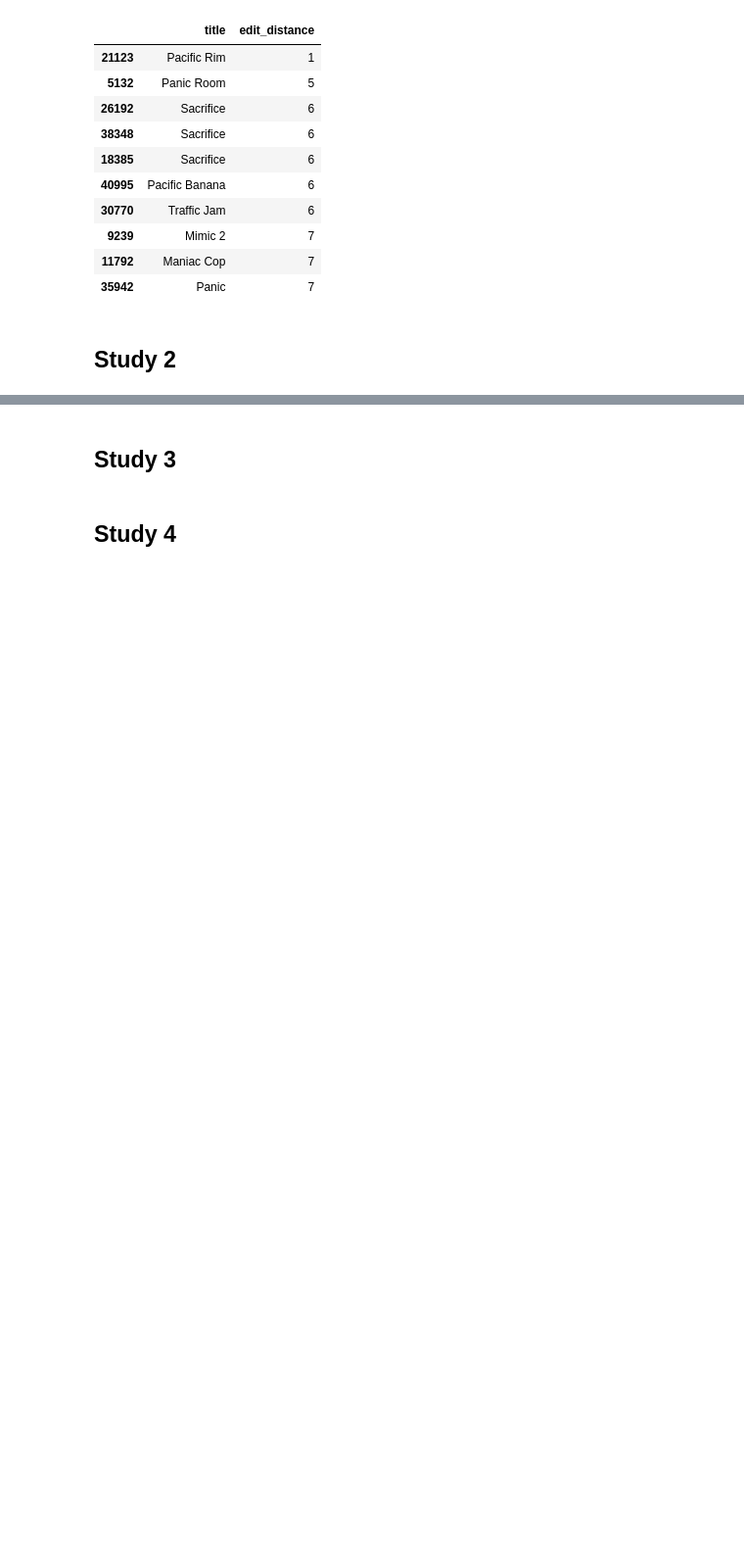
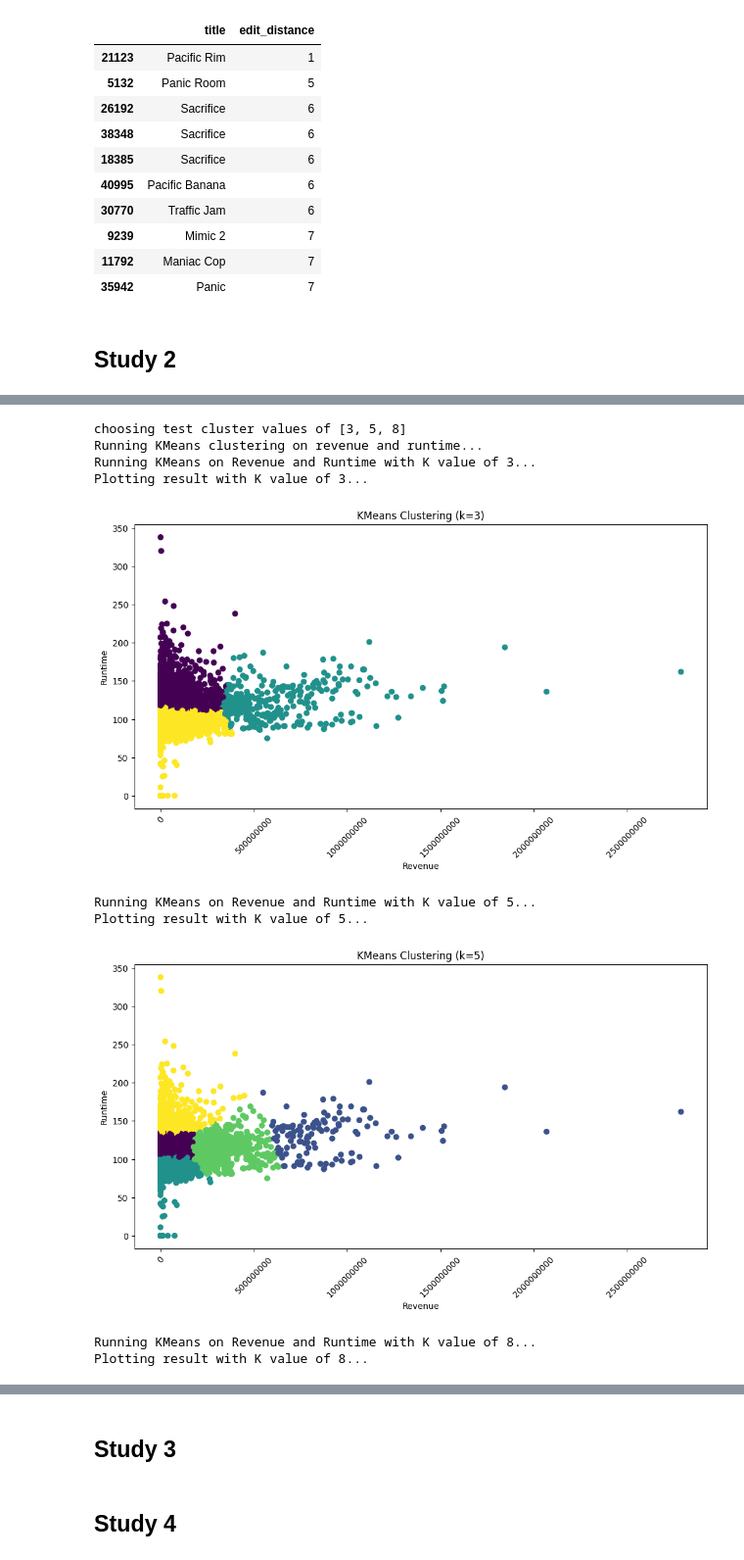
Before and after one commit to jvdlopes/CSI4142_A4, a Jupyter notebook: a4.ipynb, the cells around one changed output, grey strips where cells are left out. Shown at 98% size. Saved outputs shown, nothing was run; the diff lists cells and outputs as text; code cells hidden in the pictures; blank space fills up the shorter version.

```diff
--- a/a4.ipynb
+++ b/a4.ipynb
@@ -1124,0 +1171,31 @@ editDF.head(10)
+# %%
+k_values = [3, 5, 8]
+print(f'choosing test cluster values of {k_values}')
+
+print(f'Running KMeans clustering on revenue and runtime...')
+for k in k_values:
+    print(f'Running KMeans on Revenue and Runtime with K value of {k}...')
+    kmeans = KMeans(n_clusters=k, random_state=42)
+    kmeans.fit(scaled_rr)
+    metadata_kmeans[f'cluster_{k}'] = kmeans.labels_
+
+    print(f'Plotting result with K value of {k}...')
+    plt.figure(figsize=(12, 6))
+    plt.scatter(metadata_kmeans['revenue'], metadata_kmeans['runtime'], c = metadata_kmeans[f'cluster_{k}'])
+    plt.xlabel('Revenue')
+    plt.ylabel('Runtime')
+    plt.title(f'KMeans Clustering (k={k})')
+    plt.ticklabel_format(style='plain', axis='x')
+    plt.xticks(rotation=45)
+    plt.show()
+# %% [output]
+choosing test cluster values of [3, 5, 8]
+Running KMeans clustering on revenue and runtime...
+Running KMeans on Revenue and Runtime with K value of 3...
+Plotting result with K value of 3...
+[figure, added]
+Running KMeans on Revenue and Runtime with K value of 5...
+Plotting result with K value of 5...
+[figure, added]
+Running KMeans on Revenue and Runtime with K value of 8...
+Plotting result with K value of 8...
```
Also changed, not shown: parts of 16 cells of this notebook.
